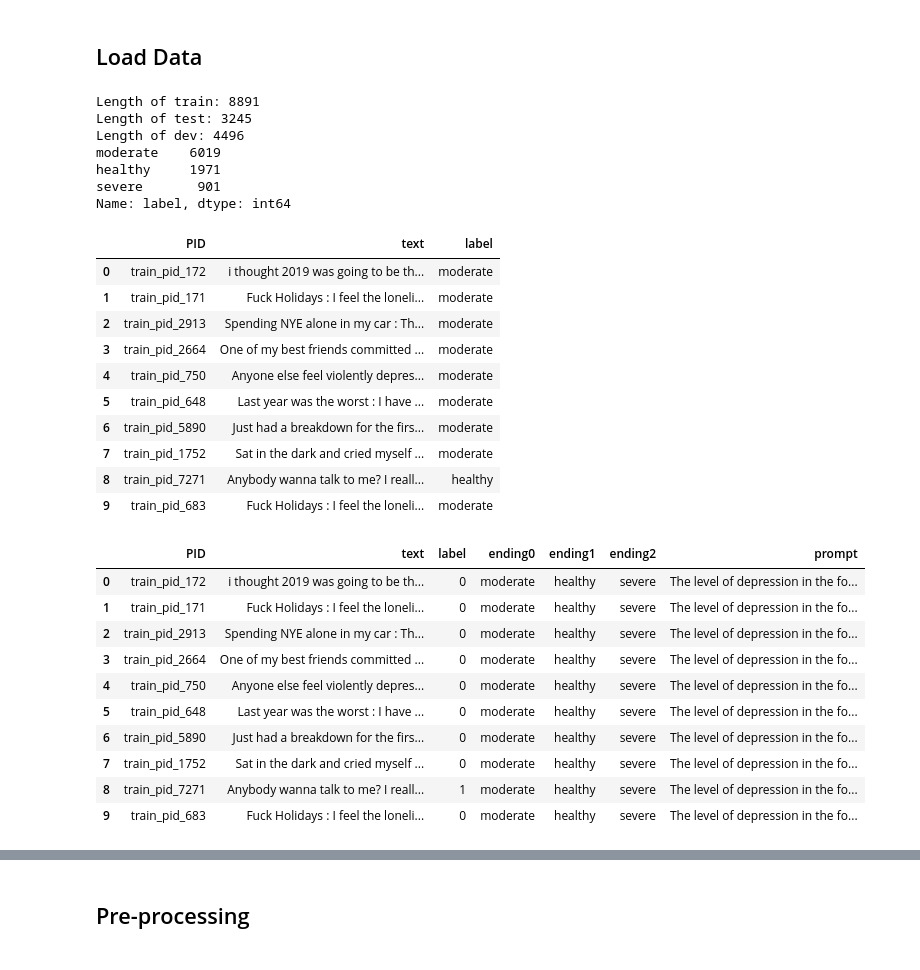
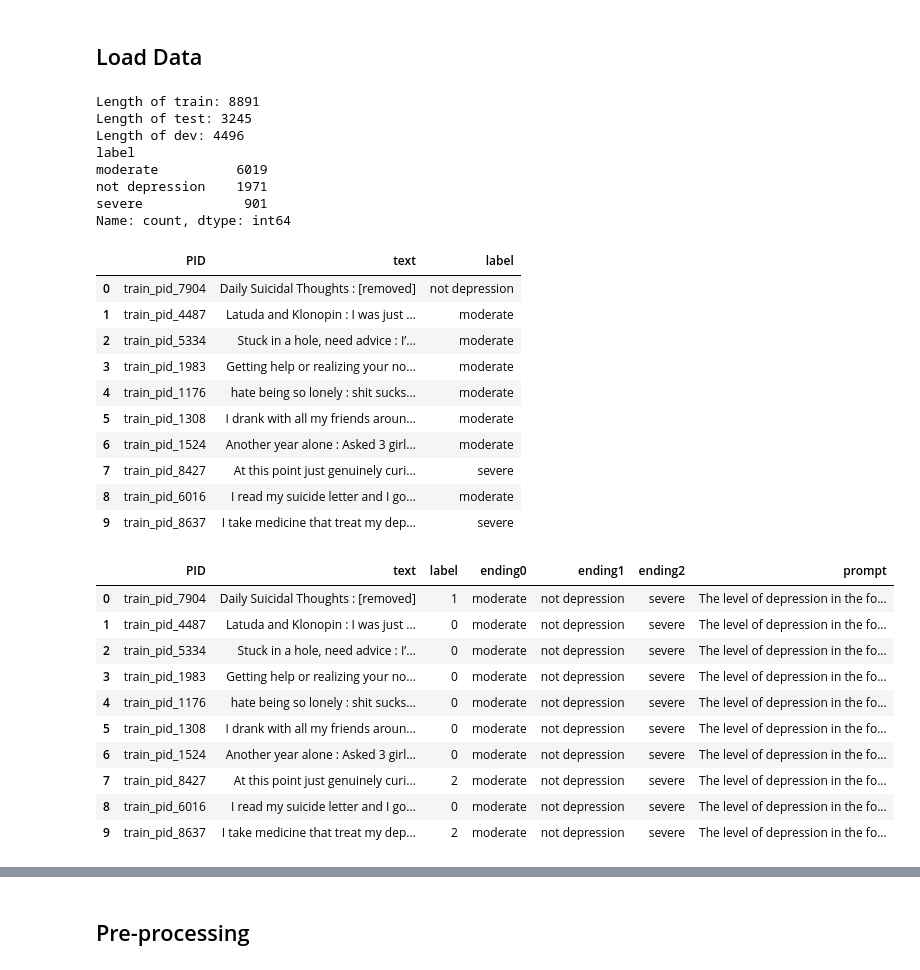
Before and after one commit to KaishuoWang/Depression-Detection, a Jupyter notebook: multiple_choice.ipynb, the cells around one changed output, grey strips where cells are left out. Drawn from its saved outputs; the diff is of its cells as text; code cells hidden in the pictures.

```diff
--- a/multiple_choice.ipynb
+++ b/multiple_choice.ipynb
@@ -56,17 +65,14 @@ device(type='cuda', index=0)
 ## Load Data
 # %%
 train = pd.read_csv(train_path, sep='\t', header=0)
-train['label'] = train['label'].apply(lambda x: 'healthy' if x == 'not depression' else x)
 train = train.sample(frac=1).reset_index(drop=True)
 print('Length of train:', len(train))
 
 test = pd.read_csv(test_path, sep='\t', header=0)
-test['label'] = test['label'].apply(lambda x: 'healthy' if x == 'not depression' else x)
 test = test.sample(frac=1).reset_index(drop=True)
 print('Length of test:', len(test))
 
 dev = pd.read_csv(dev_path, sep='\t', header=0)
-dev['label'] = dev['label'].apply(lambda x: 'healthy' if x == 'not depression' else x)
 dev = dev.sample(frac=1).reset_index(drop=True)
 print('Length of dev:', len(dev))
 
@@ -76,55 +82,56 @@ train.head(10)
 Length of train: 8891
 Length of test: 3245
 Length of dev: 4496
-moderate    6019
-healthy     1971
-severe       901
-Name: label, dtype: int64
+label
+moderate          6019
+not depression    1971
+severe             901
+Name: count, dtype: int64
 |  | PID | text | label |
-| 0 | train_pid_172 | i thought 2019 was going to be th... | moderate |
-| 1 | train_pid_171 | Fuck Holidays : I feel the loneli... | moderate |
-| 2 | train_pid_2913 | Spending NYE alone in my car : Th... | moderate |
-| 3 | train_pid_2664 | One of my best friends committed ... | moderate |
-| 4 | train_pid_750 | Anyone else feel violently depres... | moderate |
-| 5 | train_pid_648 | Last year was the worst : I have ... | moderate |
-| 6 | train_pid_5890 | Just had a breakdown for the firs... | moderate |
-| 7 | train_pid_1752 | Sat in the dark and cried myself ... | moderate |
-| 8 | train_pid_7271 | Anybody wanna talk to me? I reall... | healthy |
-| 9 | train_pid_683 | Fuck Holidays : I feel the loneli... | moderate |
+| 0 | train_pid_7904 | Daily Suicidal Thoughts : [removed] | not depression |
+| 1 | train_pid_4487 | Latuda and Klonopin : I was just ... | moderate |
+| 2 | train_pid_5334 | Stuck in a hole, need advice : I’... | moderate |
+| 3 | train_pid_1983 | Getting help or realizing your no... | moderate |
+| 4 | train_pid_1176 | hate being so lonely : shit sucks... | moderate |
+| 5 | train_pid_1308 | I drank with all my friends aroun... | moderate |
+| 6 | train_pid_1524 | Another year alone : Asked 3 girl... | moderate |
+| 7 | train_pid_8427 | At this point just genuinely curi... | severe |
+| 8 | train_pid_6016 | I read my suicide letter and I go... | moderate |
+| 9 | train_pid_8637 | I take medicine that treat my dep... | severe |
 # %%
 # reform data
-label2idx = {'moderate': 0, 'healthy': 1, 'severe':2}
+label2idx = {'moderate': 0, 'not depression': 1, 'severe':2}
 
 train['ending0'] = ['moderate'] * len(train)
-train['ending1'] = ['healthy'] * len(train)
+train['ending1'] = ['not depression'] * len(train)
 train['ending2'] = ['severe'] * len(train)
 train['prompt'] = ['The level of depression in the following tweet is'] * len(train)
 train['label'] = train['label'].apply(lambda x: label2idx[x])
 
 test['ending0'] = ['moderate'] * len(test)
-test['ending1'] = ['healthy'] * len(test)
+test['ending1'] = ['not depression'] * len(test)
 test['ending2'] = ['severe'] * len(test)
 test['prompt'] = ['The level of depression in the following tweet is'] * len(test)
 test['label'] = test['label'].apply(lambda x: label2idx[x])
 
 dev['ending0'] = ['moderate'] * len(dev)
-dev['ending1'] = ['healthy'] * len(dev)
+dev['ending1'] = ['not depression'] * len(dev)
 dev['ending2'] = ['severe'] * len(dev)
 dev['prompt'] = ['The level of depression in the following tweet is'] * len(dev)
 dev['label'] = dev['label'].apply(lambda x: label2idx[x])
 train.head(10)
 # %% [output]
 |  | PID | text | label | ending0 | ending1 | ending2 | prompt |
-| 0 | train_pid_172 | i thought 2019 was going to be th... | 0 | moderate | healthy | severe | The level of depression in the fo... |
-| 1 | train_pid_171 | Fuck Holidays : I feel the loneli... | 0 | moderate | healthy | severe | The level of depression in the fo... |
-| 2 | train_pid_2913 | Spending NYE alone in my car : Th... | 0 | moderate | healthy | severe | The level of depression in the fo... |
-| 3 | train_pid_2664 | One of my best friends committed ... | 0 | moderate | healthy | severe | The level of depression in the fo... |
-| 4 | train_pid_750 | Anyone else feel violently depres... | 0 | moderate | healthy | severe | The level of depression in the fo... |
-| 5 | train_pid_648 | Last year was the worst : I have ... | 0 | moderate | healthy | severe | The level of depression in the fo... |
-| 6 | train_pid_5890 | Just had a breakdown for the firs... | 0 | moderate | healthy | severe | The level of depression in the fo... |
-| 7 | train_pid_1752 | Sat in the dark and cried myself ... | 0 | moderate | healthy | severe | The level of depression in the fo... |
-| 8 | train_pid_7271 | Anybody wanna talk to me? I reall... | 1 | moderate | healthy | severe | The level of depression in the fo... |
-| 9 | train_pid_683 | Fuck Holidays : I feel the loneli... | 0 | moderate | healthy | severe | The level of depression in the fo... |
+| 0 | train_pid_7904 | Daily Suicidal Thoughts : [removed] | 1 | moderate | not depression | severe | The level of depression in the fo... |
+| 1 | train_pid_4487 | Latuda and Klonopin : I was just ... | 0 | moderate | not depression | severe | The level of depression in the fo... |
+| 2 | train_pid_5334 | Stuck in a hole, need advice : I’... | 0 | moderate | not depression | severe | The level of depression in the fo... |
+| 3 | train_pid_1983 | Getting help or realizing your no... | 0 | moderate | not depression | severe | The level of depression in the fo... |
+| 4 | train_pid_1176 | hate being so lonely : shit sucks... | 0 | moderate | not depression | severe | The level of depression in the fo... |
+| 5 | train_pid_1308 | I drank with all my friends aroun... | 0 | moderate | not depression | severe | The level of depression in the fo... |
+| 6 | train_pid_1524 | Another year alone : Asked 3 girl... | 0 | moderate | not depression | severe | The level of depression in the fo... |
+| 7 | train_pid_8427 | At this point just genuinely curi... | 2 | moderate | not depression | severe | The level of depression in the fo... |
+| 8 | train_pid_6016 | I read my suicide letter and I go... | 0 | moderate | not depression | severe | The level of depression in the fo... |
+| 9 | train_pid_8637 | I take medicine that treat my dep... | 2 | moderate | not depression | severe | The level of depression in the fo... |
 # %%
 data = DatasetDict({
     'train': Dataset.from_pandas(train),
```
Also changed, not shown: parts of 6 cells of this notebook, 3 other files.
